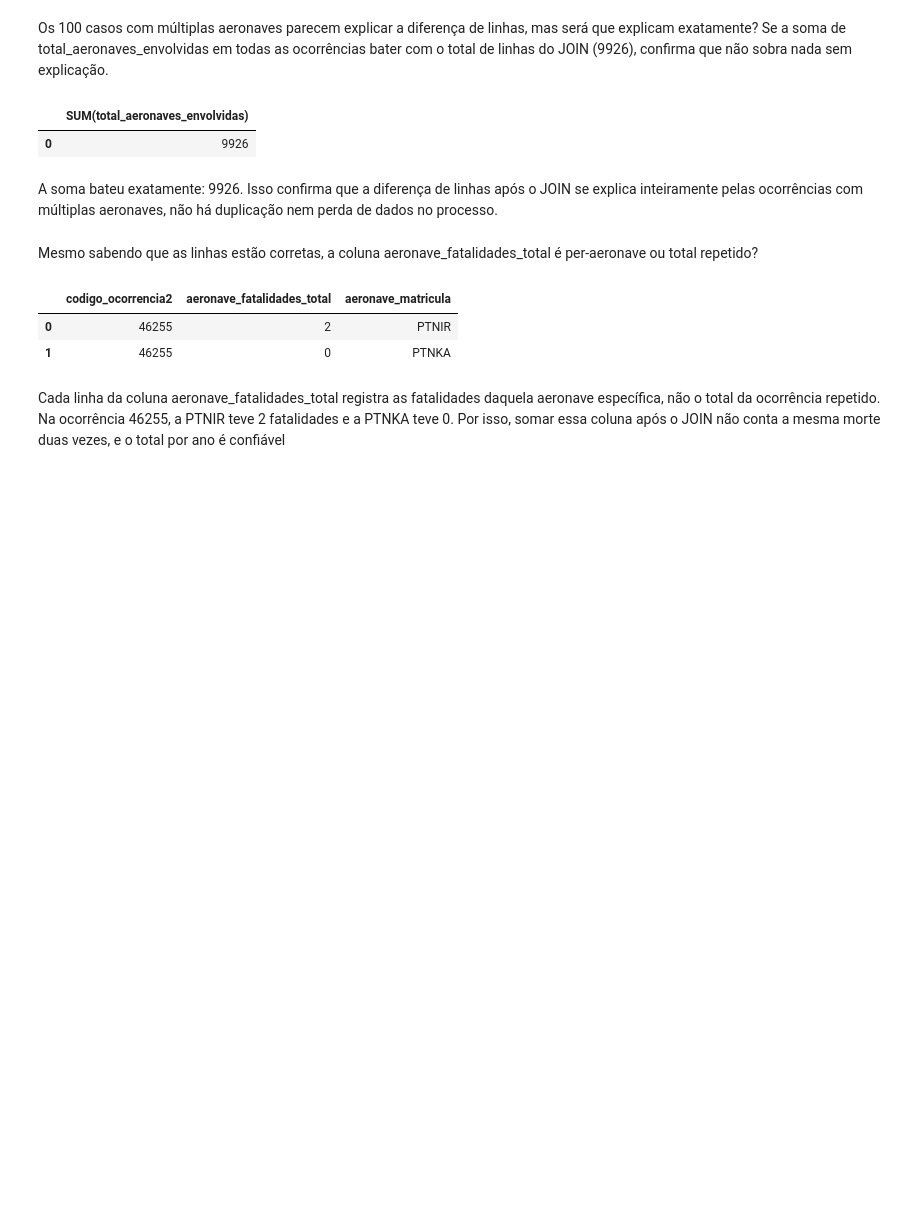
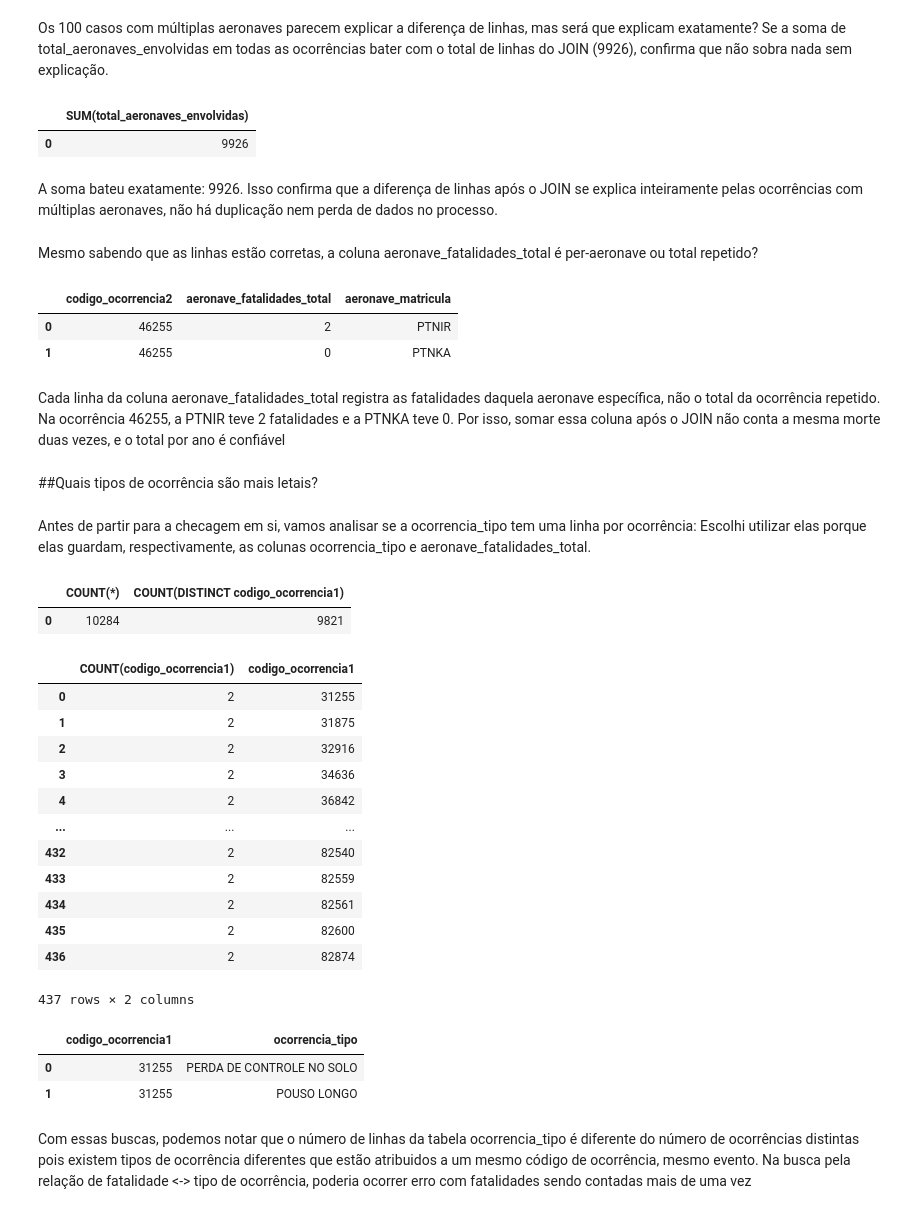
Before and after one commit to davivi-py/analise-acidentes-aereos-cenipa, a Jupyter notebook: análise.ipynb, the cells around one changed output. Drawn from its saved outputs; the diff is of its cells as text; code cells hidden in the pictures; blank space fills up the shorter version.

Commit message:
Documentar checagem de ocorrencia_tipo (ocorrências com múltiplos tipos) para relacionar fatalidade e tipo de ocorrência

```diff
--- a/análise.ipynb
+++ b/análise.ipynb
@@ -165,3 +159,46 @@ pd.read_sql_query(per_aeronave, con)
 | 1 | 46255 | 0 | PTNKA |
 # %% [markdown]
 Cada linha da coluna aeronave_fatalidades_total registra as fatalidades daquela aeronave específica, não o total da ocorrência repetido. Na ocorrência 46255, a PTNIR teve 2 fatalidades e a PTNKA teve 0. Por isso, somar essa coluna após o JOIN não conta a mesma morte duas vezes, e o total por ano é confiável
+# %% [markdown]
+##Quais tipos de ocorrência são mais letais?
+# %% [markdown]
+Antes de partir para a checagem em si, vamos analisar se a ocorrencia_tipo tem uma linha por ocorrência: Escolhi utilizar elas porque elas guardam, respectivamente, as colunas ocorrencia_tipo e aeronave_fatalidades_total.
+# %%
+ocorrencia_count = """SELECT COUNT(*), COUNT(DISTINCT codigo_ocorrencia1) FROM ocorrencia_tipo"""
+pd.read_sql_query(ocorrencia_count, con)
+# %% [output]
+|  | COUNT(*) | COUNT(DISTINCT codigo_ocorrencia1) |
+| 0 | 10284 | 9821 |
+# %%
+ocorrencia_rep = """ SELECT COUNT(codigo_ocorrencia1), codigo_ocorrencia1
+FROM ocorrencia_tipo
+GROUP BY codigo_ocorrencia1
+HAVING COUNT(*) > 1 """
+
+pd.read_sql_query(ocorrencia_rep, con)
+# %% [output]
+|  | COUNT(codigo_ocorrencia1) | codigo_ocorrencia1 |
+| 0 | 2 | 31255 |
+| 1 | 2 | 31875 |
+| 2 | 2 | 32916 |
+| 3 | 2 | 34636 |
+| 4 | 2 | 36842 |
+| ... | ... | ... |
+| 432 | 2 | 82540 |
+| 433 | 2 | 82559 |
+| 434 | 2 | 82561 |
+| 435 | 2 | 82600 |
+| 436 | 2 | 82874 |
+437 rows × 2 columns
+# %%
+ocorr_31255 = """ SELECT codigo_ocorrencia1, ocorrencia_tipo
+FROM ocorrencia_tipo
+WHERE codigo_ocorrencia1 = 31255"""
+
+pd.read_sql_query(ocorr_31255, con)
+# %% [output]
+|  | codigo_ocorrencia1 | ocorrencia_tipo |
+| 0 | 31255 | PERDA DE CONTROLE NO SOLO |
+| 1 | 31255 | POUSO LONGO |
+# %% [markdown]
+Com essas buscas, podemos notar que o número de linhas da tabela ocorrencia_tipo é diferente do número de ocorrências distintas pois existem tipos de ocorrência diferentes que estão atribuidos a um mesmo código de ocorrência, mesmo evento. Na busca pela relação de fatalidade <-> tipo de ocorrência, poderia ocorrer erro com fatalidades sendo contadas mais de uma vez
```
Also changed, not shown: parts of 1 cell of this notebook.
